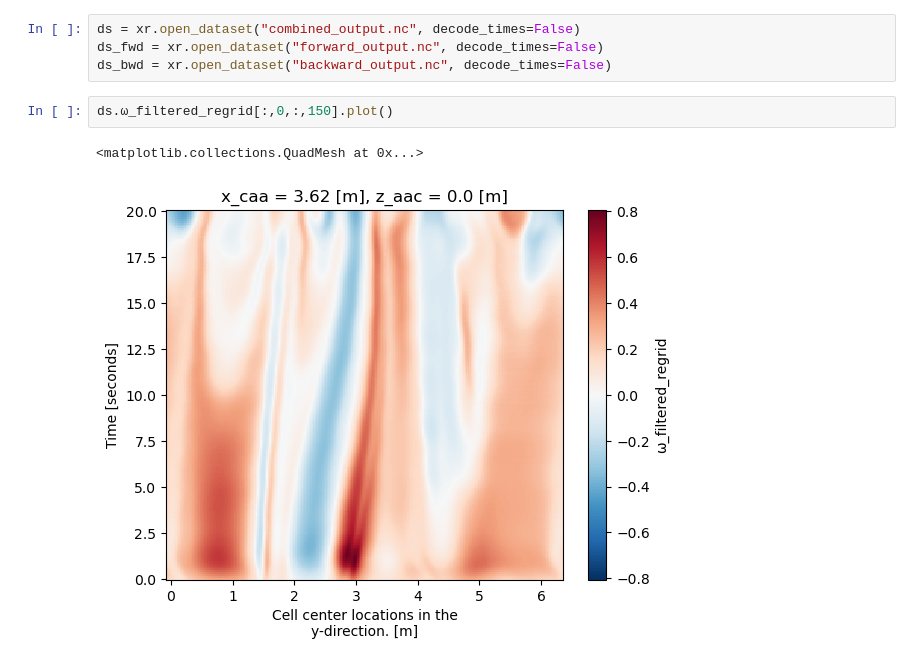
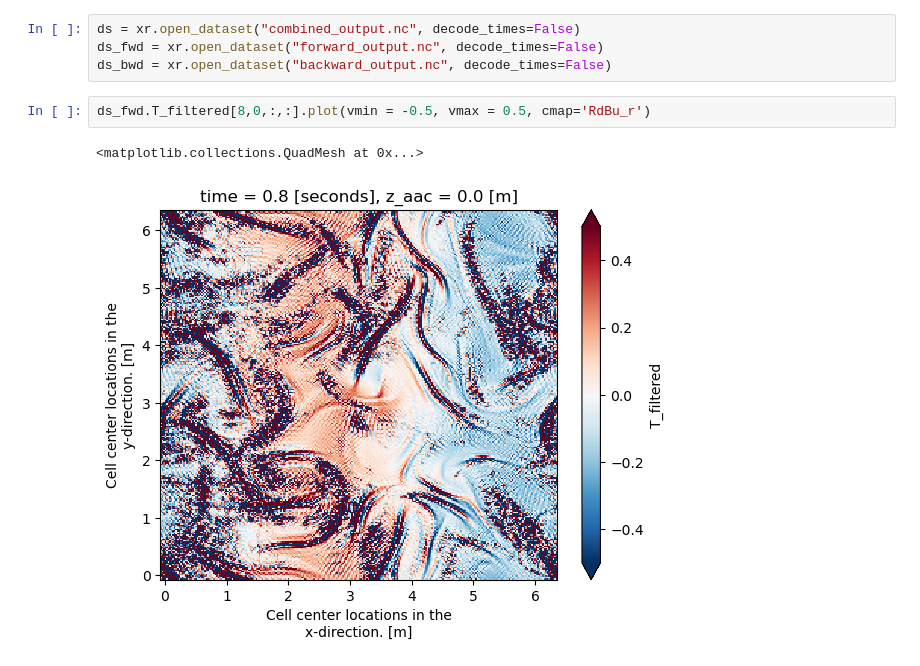
Before and after one commit to loisbaker/OceananigansLagrangianFilter.jl, a Jupyter notebook: testing/turbulent_SW/python_check_pycall.ipynb, the cells around one changed output. Drawn from its saved outputs; the diff is of its cells as text.

```diff
--- a/testing/turbulent_SW/python_check_pycall.ipynb
+++ b/testing/turbulent_SW/python_check_pycall.ipynb
@@ -7,8 +7,8 @@ ds = xr.open_dataset("combined_output.nc", decode_times=False)
 ds_fwd = xr.open_dataset("forward_output.nc", decode_times=False)
 ds_bwd = xr.open_dataset("backward_output.nc", decode_times=False)
 # %%
-ds.ω_filtered_regrid[:,0,:,150].plot()
+ds_fwd.T_filtered[8,0,:,:].plot(vmin = -0.5, vmax = 0.5, cmap='RdBu_r')
 # %% [output]
 <matplotlib.collections.QuadMesh at 0x...>
-[figure, old version]
+[figure, new version]
 # %%
```
Also changed, not shown: parts of 6 cells of this notebook, 18 other files.
